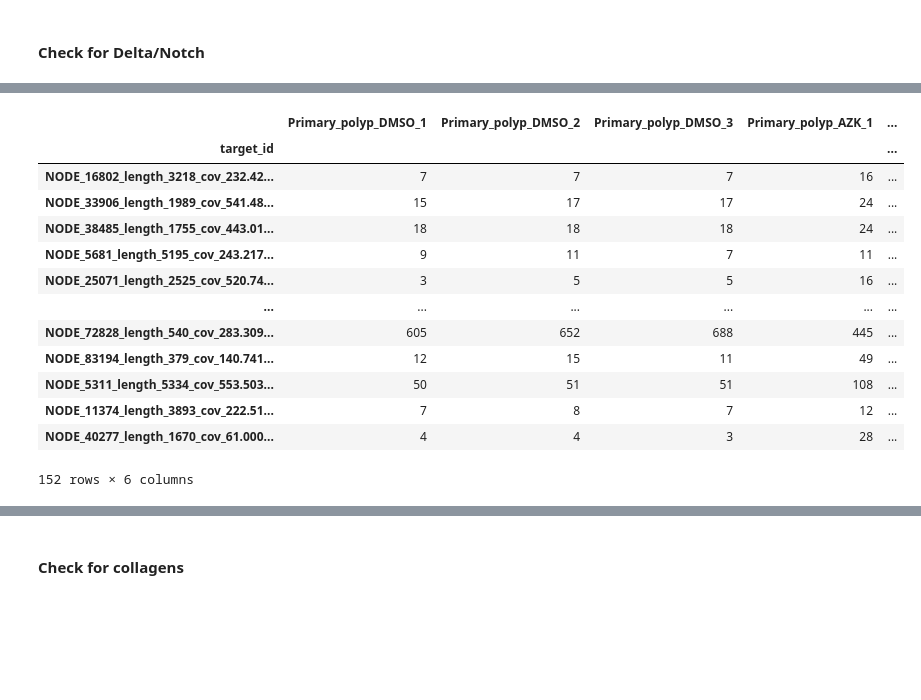
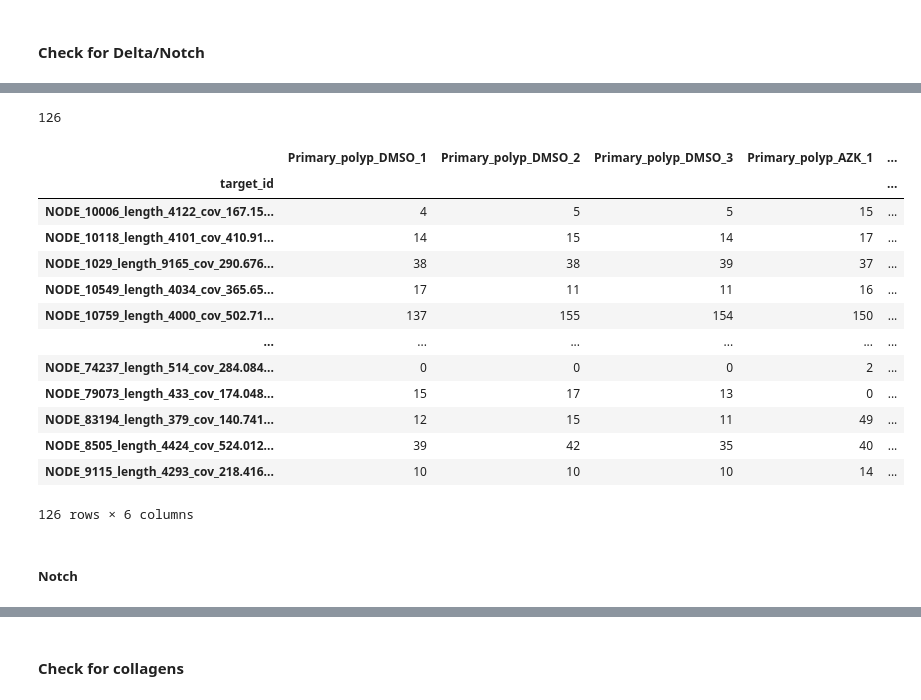
Before and after one commit to angrygeese/DynamenaProject_BI2023-24, a Jupyter notebook: code/Lab_journal_stas_project.ipynb, the cells around one changed output, grey strips where cells are left out. Drawn from its saved outputs; the diff is of its cells as text; code cells hidden in the pictures; blank space fills up the shorter version.

```diff
--- a/code/Lab_journal_stas_project.ipynb
+++ b/code/Lab_journal_stas_project.ipynb
@@ -859,18 +876,24 @@ results_sig_kegg_group_dn.counts.sum()
 # %%
-nodes_list = results_sig_kegg_group_dn['gene name'].explode()
-kallisto_matrix.loc[list(set(map(lambda x: x.rsplit('.', 1)[0], nodes_list))), :]
+dn_nodes_list = sorted(set(map(lambda x: x.rsplit('.', 1)[0], results_sig_kegg_group_dn['gene name'].explode())))
+len(dn_nodes_list)
 # %% [output]
-|  | Primary_polyp_DMSO_1 | Primary_polyp_DMSO_2 | Primary_polyp_DMSO_3 | Primary_polyp_AZK_1 | ... |
-| target_id |  |  |  |  | ... |
-| NODE_16802_length_3218_cov_232.42... | 7 | 7 | 7 | 16 | ... |
-| NODE_33906_length_1989_cov_541.48... | 15 | 17 | 17 | 24 | ... |
-| NODE_38485_length_1755_cov_443.01... | 18 | 18 | 18 | 24 | ... |
-| NODE_5681_length_5195_cov_243.217... | 9 | 11 | 7 | 11 | ... |
-| NODE_25071_length_2525_cov_520.74... | 3 | 5 | 5 | 16 | ... |
-| ... | ... | ... | ... | ... | ... |
-| NODE_72828_length_540_cov_283.309... | 605 | 652 | 688 | 445 | ... |
-| NODE_83194_length_379_cov_140.741... | 12 | 15 | 11 | 49 | ... |
-| NODE_5311_length_5334_cov_553.503... | 50 | 51 | 51 | 108 | ... |
-| NODE_11374_length_3893_cov_222.51... | 7 | 8 | 7 | 12 | ... |
-| NODE_40277_length_1670_cov_61.000... | 4 | 4 | 3 | 28 | ... |
-152 rows × 6 columns
+126
+# %%
+kallisto_matrix.loc[dn_nodes_list, :]
+# %% [output]
+|  | Primary_polyp_DMSO_1 | Primary_polyp_DMSO_2 | Primary_polyp_DMSO_3 | Primary_polyp_AZK_1 | ... |
+| target_id |  |  |  |  | ... |
+| NODE_10006_length_4122_cov_167.15... | 4 | 5 | 5 | 15 | ... |
+| NODE_10118_length_4101_cov_410.91... | 14 | 15 | 14 | 17 | ... |
+| NODE_1029_length_9165_cov_290.676... | 38 | 38 | 39 | 37 | ... |
+| NODE_10549_length_4034_cov_365.65... | 17 | 11 | 11 | 16 | ... |
+| NODE_10759_length_4000_cov_502.71... | 137 | 155 | 154 | 150 | ... |
+| ... | ... | ... | ... | ... | ... |
+| NODE_74237_length_514_cov_284.084... | 0 | 0 | 0 | 2 | ... |
+| NODE_79073_length_433_cov_174.048... | 15 | 17 | 13 | 0 | ... |
+| NODE_83194_length_379_cov_140.741... | 12 | 15 | 11 | 49 | ... |
+| NODE_8505_length_4424_cov_524.012... | 39 | 42 | 35 | 40 | ... |
+| NODE_9115_length_4293_cov_218.416... | 10 | 10 | 10 | 14 | ... |
+126 rows × 6 columns
+# %% [markdown]
+##### Notch
```
Also changed, not shown: parts of 43 cells of this notebook, 16 other files.
